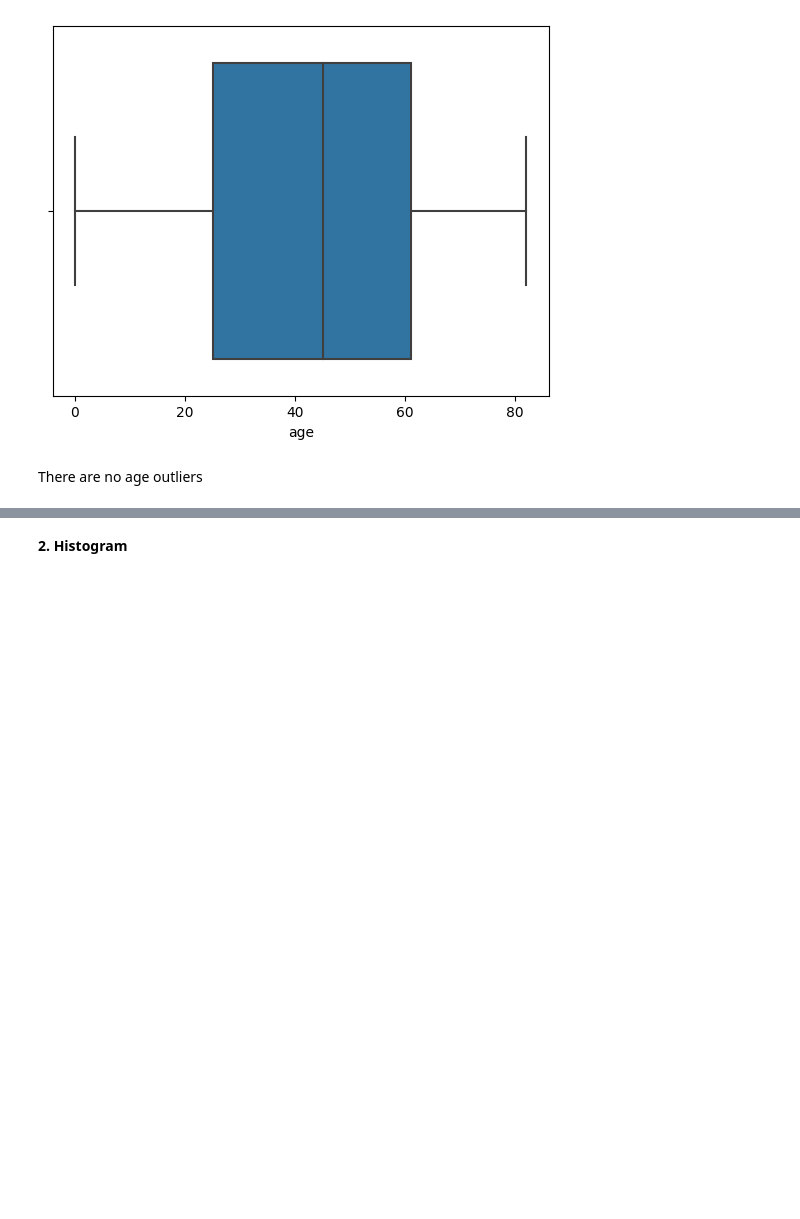
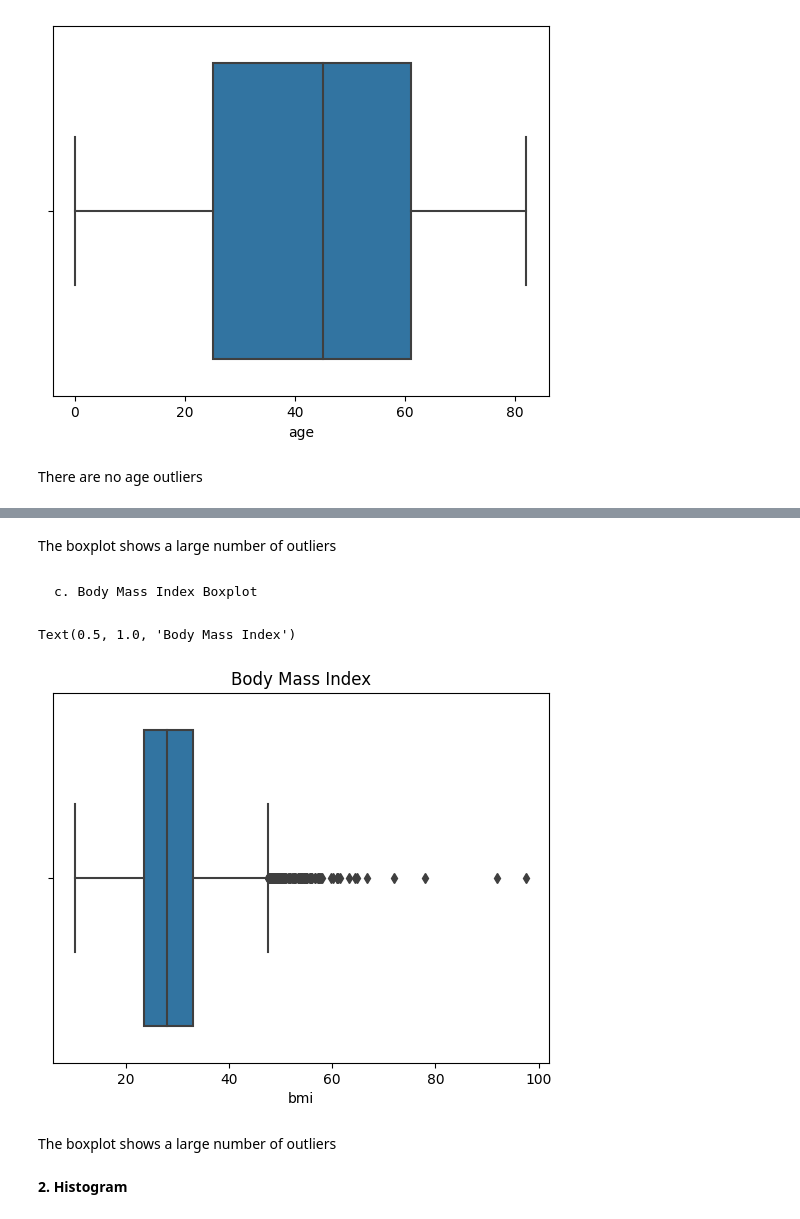
Before and after one commit to nour614/Stroke-Prediction-, a Jupyter notebook: Nour_Tafa_Stroke_Prediction.ipynb, the cells around one changed output, grey strips where cells are left out. Cells and saved outputs as stored; diff of their text form; code cells hidden in the pictures; blank space fills up the shorter version.

```diff
--- a/Nour_Tafa_Stroke_Prediction.ipynb
+++ b/Nour_Tafa_Stroke_Prediction.ipynb
@@ -199,3 +316,15 @@ There are no age outliers
+# %% [markdown]
+The boxplot shows a large number of outliers
+# %% [markdown]
+    c. Body Mass Index Boxplot
+# %%
+ax = sns.boxplot(x = 'bmi', data = df)
+plt.title("Body Mass Index")
+# %% [output]
+Text(0.5, 1.0, 'Body Mass Index')
+[figure, added]
+# %% [markdown]
+The boxplot shows a large number of outliers
 # %% [markdown]
 **2.  Histogram**
 # %%
```
Also changed, not shown: parts of 82 cells of this notebook.
